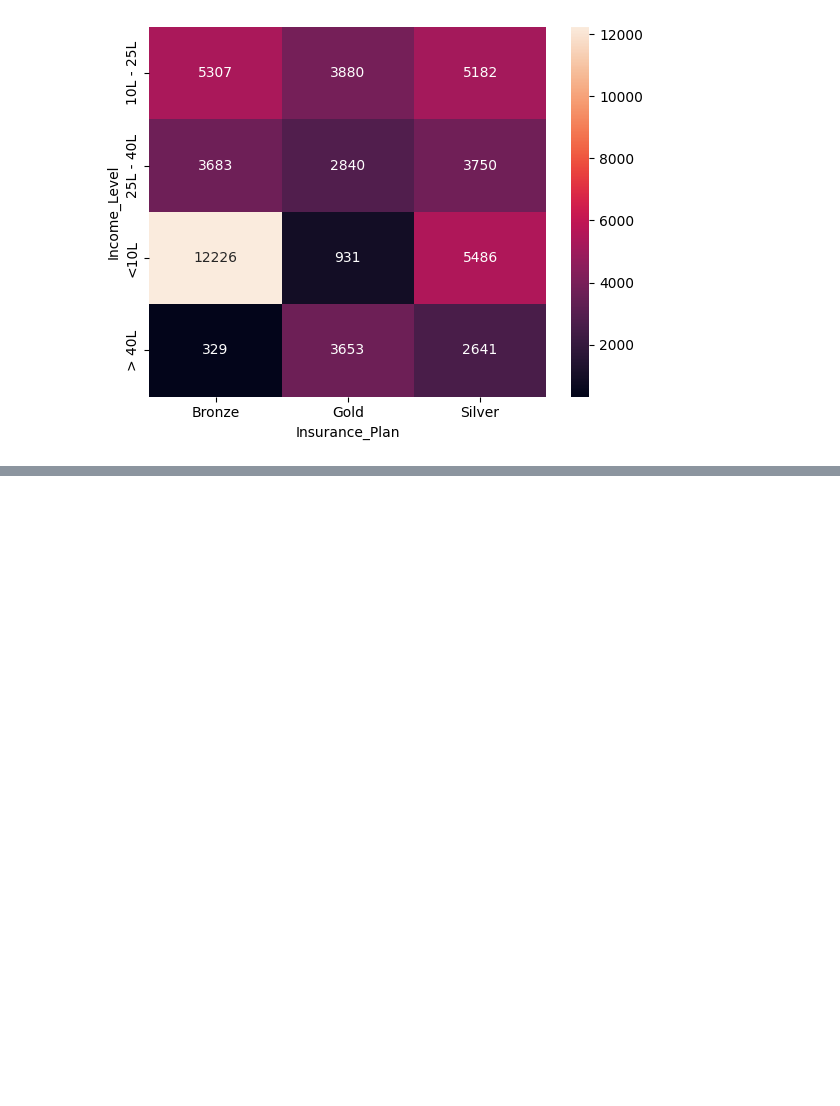
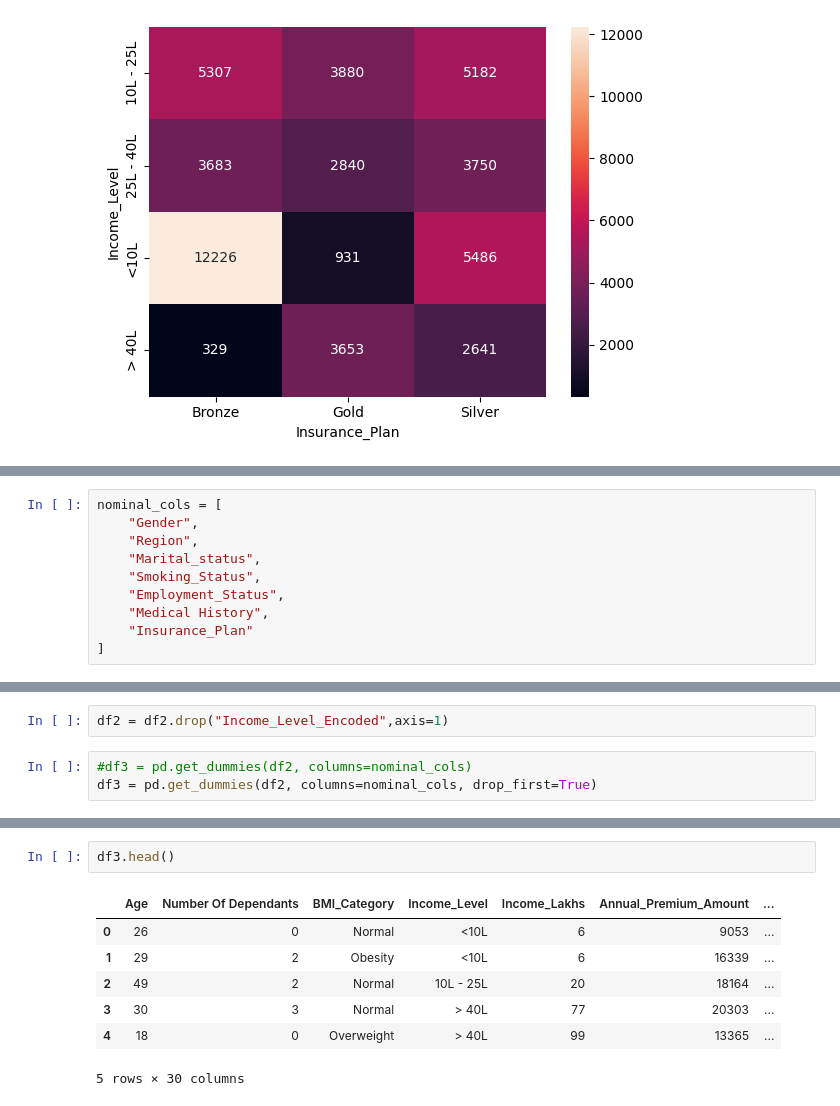
Before and after one commit to Ferozshah-DS/premium_prediction-regression-project, a Jupyter notebook: premium_prediction.ipynb, the cells around one changed output, grey strips where cells are left out. Cells and saved outputs as stored; diff of their text form; blank space fills up the shorter version.

```diff
--- a/premium_prediction.ipynb
+++ b/premium_prediction.ipynb
@@ -276,0 +367,10 @@ plt.show()
+# %%
+nominal_cols = [
+    "Gender",
+    "Region",
+    "Marital_status",
+    "Smoking_Status",
+    "Employment_Status",
+    "Medical History",
+    "Insurance_Plan"
+]
@@ -276,0 +381,5 @@ plt.show()
+# %%
+df2 = df2.drop("Income_Level_Encoded",axis=1)
+# %%
+#df3 = pd.get_dummies(df2, columns=nominal_cols)
+df3 = pd.get_dummies(df2, columns=nominal_cols, drop_first=True)
@@ -276,0 +395,10 @@ plt.show()
+# %%
+df3.head()
+# %% [output]
+|  | Age | Number Of Dependants | BMI_Category | Income_Level | Income_Lakhs | Annual_Premium_Amount | ... |
+| 0 | 26 | 0 | Normal | <10L | 6 | 9053 | ... |
+| 1 | 29 | 2 | Obesity | <10L | 6 | 16339 | ... |
+| 2 | 49 | 2 | Normal | 10L - 25L | 20 | 18164 | ... |
+| 3 | 30 | 3 | Normal | > 40L | 77 | 20303 | ... |
+| 4 | 18 | 0 | Overweight | > 40L | 99 | 13365 | ... |
+5 rows × 30 columns
```
Also changed, not shown: parts of 19 cells of this notebook.
